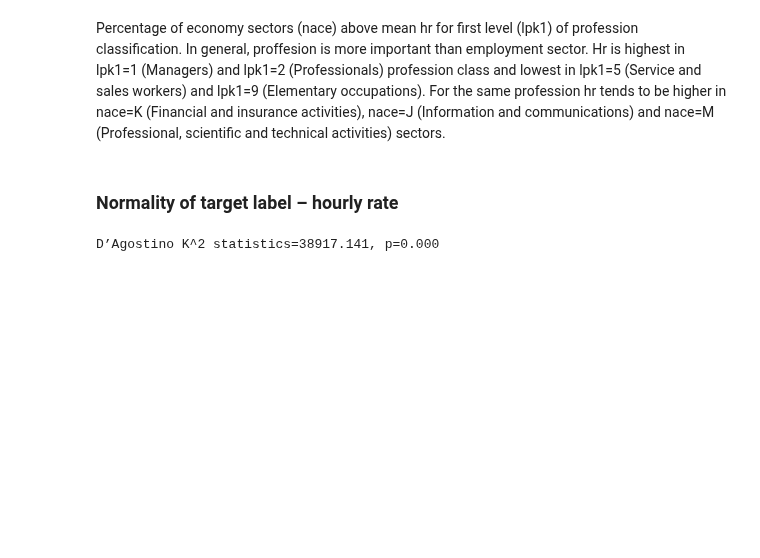
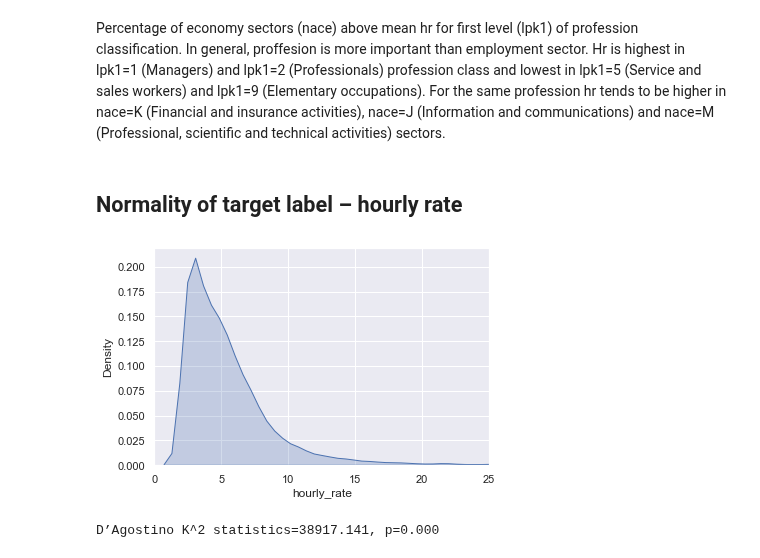
Before and after one commit to EdvinasStonevicius/LT-national-salary-analysis, a Jupyter notebook: python/02a-Preprocessing_all_OneHot.ipynb, the cells around one changed output. Cells and saved outputs as stored; diff of their text form; code cells hidden in the pictures; blank space fills up the shorter version.

```diff
--- a/python/02a-Preprocessing_all_OneHot.ipynb
+++ b/python/02a-Preprocessing_all_OneHot.ipynb
@@ -371,5 +306,10 @@ Percentage of economy sectors (nace) above mean hr for first level (lpk1) of pro
 data2018ft['nace_orig'] = data2018ft['nace']
 data2018ft = pd.get_dummies(data2018ft,prefix='nace',columns=['nace'] )
 # %% [markdown]
-### Normality  of target label – hourly rate
+## Normality  of target label – hourly rate
+# %%
+sns.kdeplot(x=data2018ft['hourly_rate'], shade=True)
+plt.xlim(0,25);
+# %% [output]
+[figure, added]
 # %%
```
Also changed, not shown: parts of 17 cells of this notebook, 1 other file.
